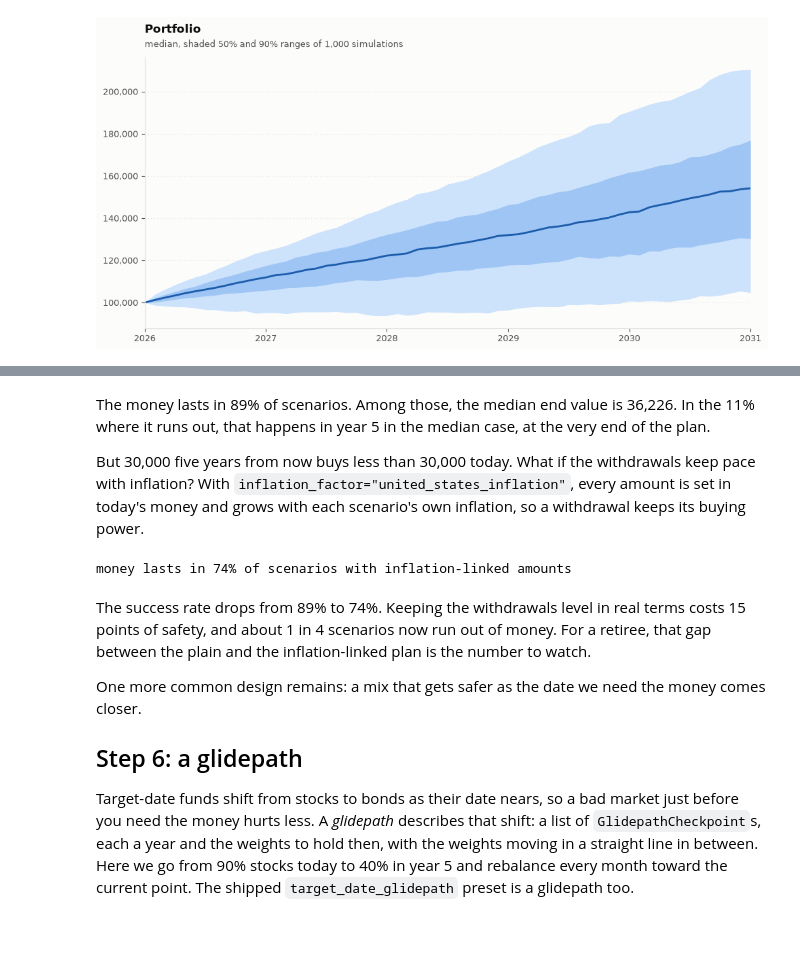
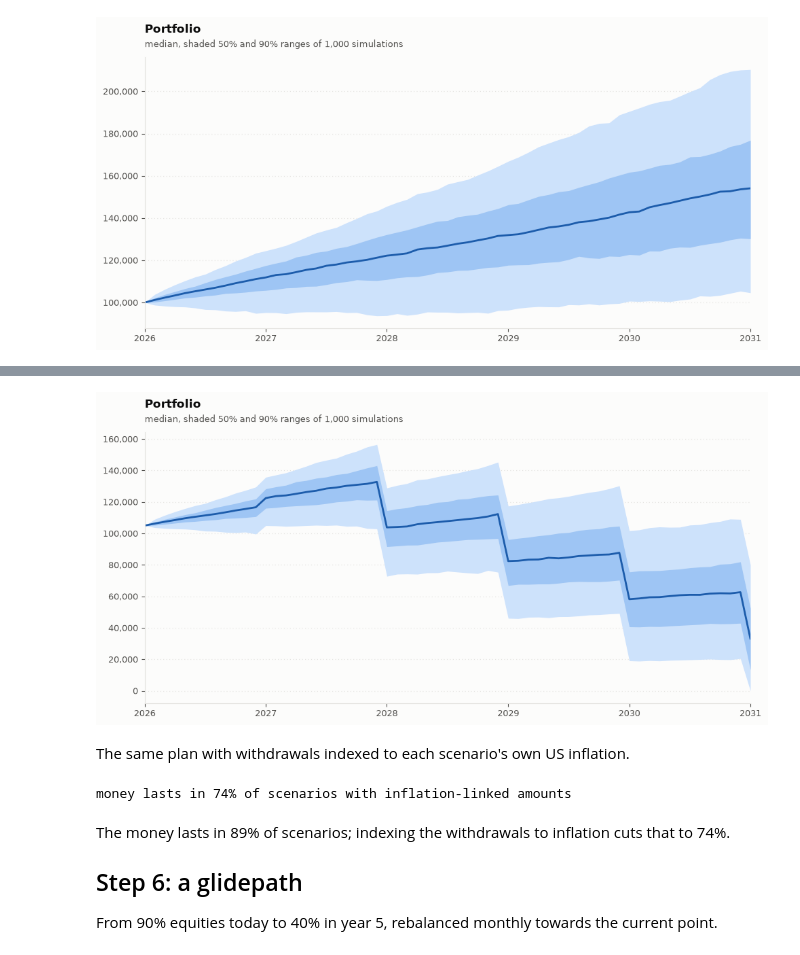
Before and after one commit to JerBouma/jerbouma.github.io, a Jupyter notebook: assets/notebooks/financescenarios/portfolio.ipynb, the cells around one changed output, grey strips where cells are left out. Cells and saved outputs as stored; diff of their text form; code cells hidden in the pictures.

```diff
--- a/assets/notebooks/financescenarios/portfolio.ipynb
+++ b/assets/notebooks/financescenarios/portfolio.ipynb
@@ -229,11 +166,10 @@ median end value: 36,226
 median year it runs out, where it does: 5.0
-# %% [markdown]
-The money lasts in 89% of scenarios. Among those, the median end value is 36,226. In the 11% where it runs
-out, that happens in year 5 in the median case, at the very end of the plan.
-
-But 30,000 five years from now buys less than 30,000 today. What if the withdrawals keep pace with inflation? With
-`inflation_factor="united_states_inflation"`, every amount is set in today's money and grows with each scenario's own
-inflation, so a withdrawal keeps its buying power.
+# %%
+funded.plot(levels=True)
+# %% [output]
+[figure, added]
+# %% [markdown]
+The same plan with withdrawals indexed to each scenario's own US inflation.
 # %%
 real_plan = portfolio.compute(
     initial_value=100_000, rebalance_every=12, cashflow_rules=plan, inflation_factor="united_states_inflation"
@@ -241,19 +177,12 @@ real_plan = portfolio.compute(
 print(f"money lasts in {portfolio.withdrawal_success().success_rate:.0%} of scenarios with inflation-linked amounts")
 # %% [output]
 money lasts in 74% of scenarios with inflation-linked amounts
-# %% [markdown]
-The success rate drops from 89% to 74%. Keeping the withdrawals level in real terms costs 15 points of
-safety, and about 1 in 4 scenarios now run out of money. For a retiree, that gap between the plain and the
-inflation-linked plan is the number to watch.
-
-One more common design remains: a mix that gets safer as the date we need the money comes closer.
-
-## Step 6: a glidepath
-
-Target-date funds shift from stocks to bonds as their date nears, so a bad market just before you need the money
-hurts less. A *glidepath* describes that shift: a list of `GlidepathCheckpoint`s, each a year and the weights to hold
-then, with the weights moving in a straight line in between. Here we go from 90% stocks today to 40% in year 5 and
-rebalance every month toward the current point. The shipped `target_date_glidepath` preset is a glidepath too.
+# %% [markdown]
+The money lasts in 89% of scenarios; indexing the withdrawals to inflation cuts that to 74%.
+
+## Step 6: a glidepath
+
+From 90% equities today to 40% in year 5, rebalanced monthly towards the current point.
 # %%
 from financescenarios import GlidepathCheckpoint
 
```
Also changed, not shown: parts of 38 cells of this notebook, 5 other files.
